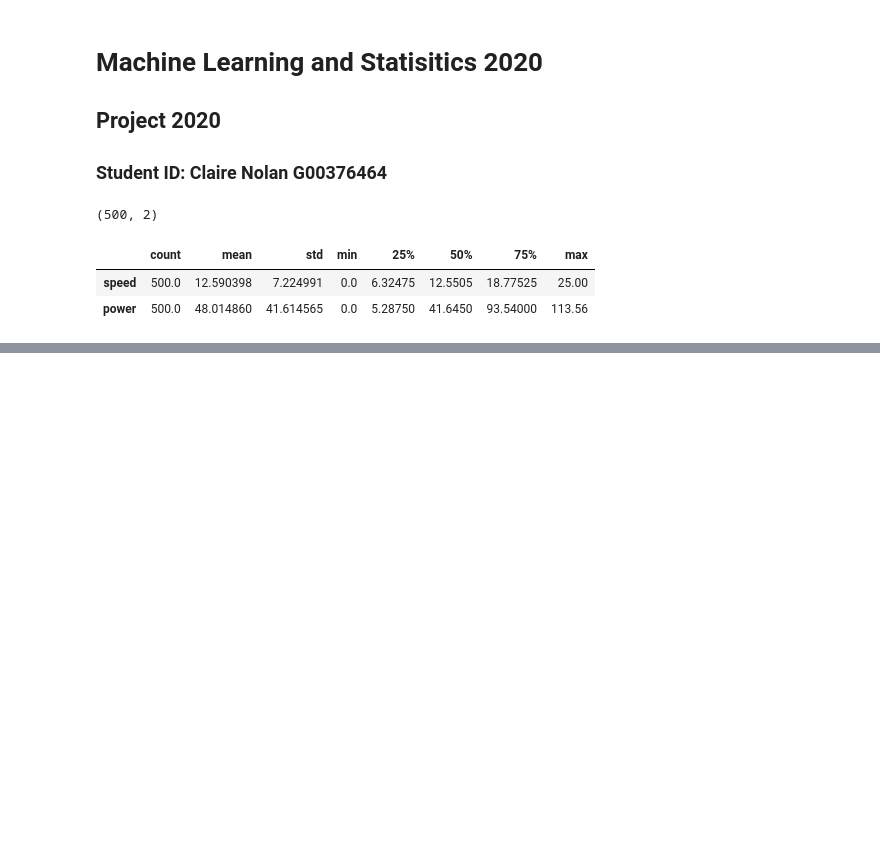
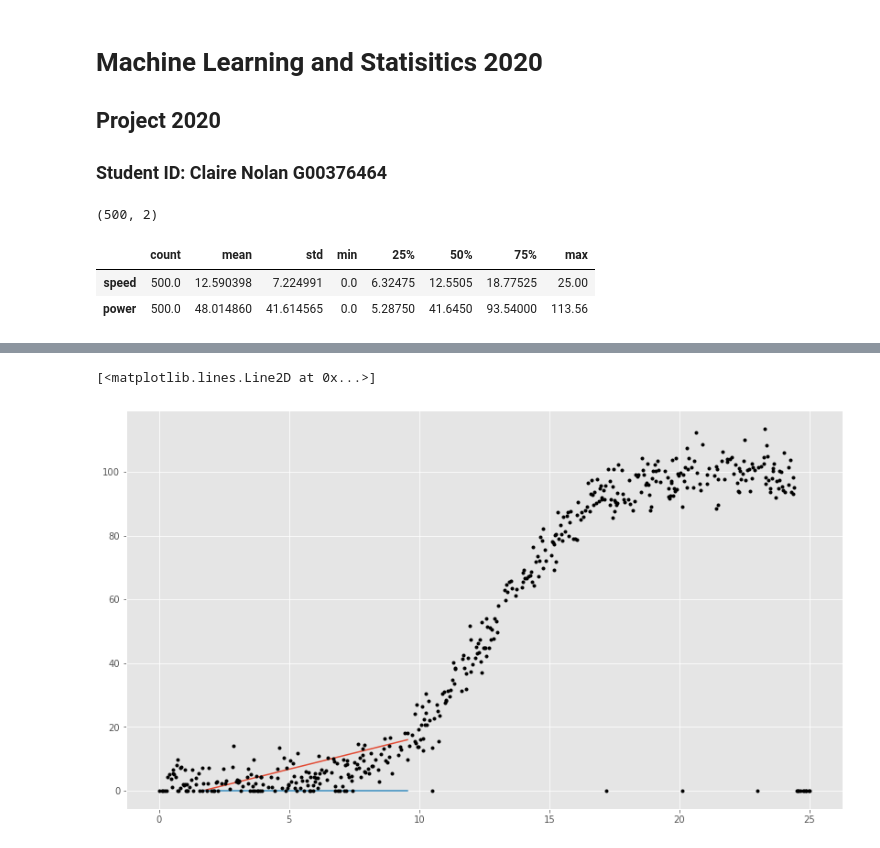
Before and after one commit to ClaireGMIT/MLS_Project2020, a Jupyter notebook: MLS Project-Copy6.ipynb, the cells around one changed output, grey strips where cells are left out. Saved outputs shown, nothing was run; the diff lists cells and outputs as text; code cells hidden in the pictures; blank space fills up the shorter version.

```diff
--- a/MLS Project-Copy6.ipynb
+++ b/MLS Project-Copy6.ipynb
@@ -99,0 +124,27 @@ popt, pcov = curve_fit(sigmoid, X, y, p0, method='dogbox')
+# %%
+#https://scipy-lectures.org/intro/scipy.html#optimization-and-fit-scipy-optimize
+import numpy as np
+
+df = pd.read_csv("https://raw.githubusercontent.com/ClaireGMIT/MLS_Project2020/main/powerproduction.csv")
+
+#y_data
+
+X = df['speed']
+y = df['power']
+
+def test_func(x, a, b):
+    return a * np.sin(b * x)
+
+#p0 = [max(y), np.median(X), 1, min(y)] #mandatory initial guess
+#params, params_covariance = curve_fit(test_func, X, y, p0)
+
+params, params_covariance = curve_fit(test_func, X, y, p0=[2,2])
+
+#popt, pcov = curve_fit(sigmoid, X, y, p0, method='dogbox')
+
+
+plt.plot(params, params_covariance) #check visual
+plt.plot(X, y,'k.', label="Data")
+# %% [output]
+[<matplotlib.lines.Line2D at 0x...>]
+[figure, added]
```
Also changed, not shown: parts of 8 cells of this notebook, 2 other files.
